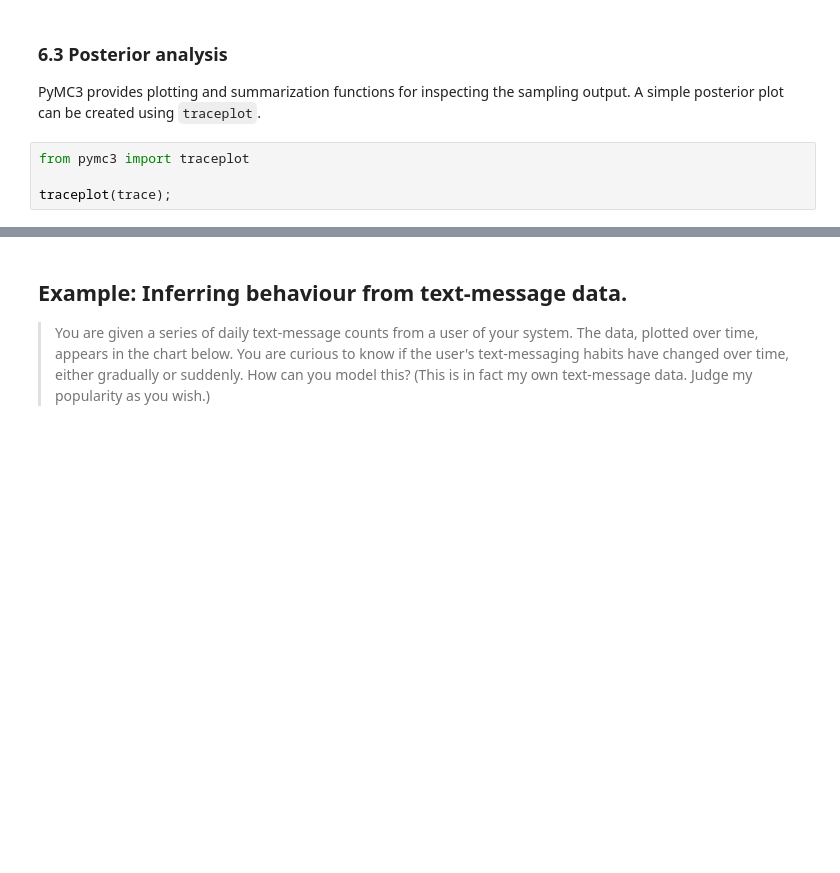
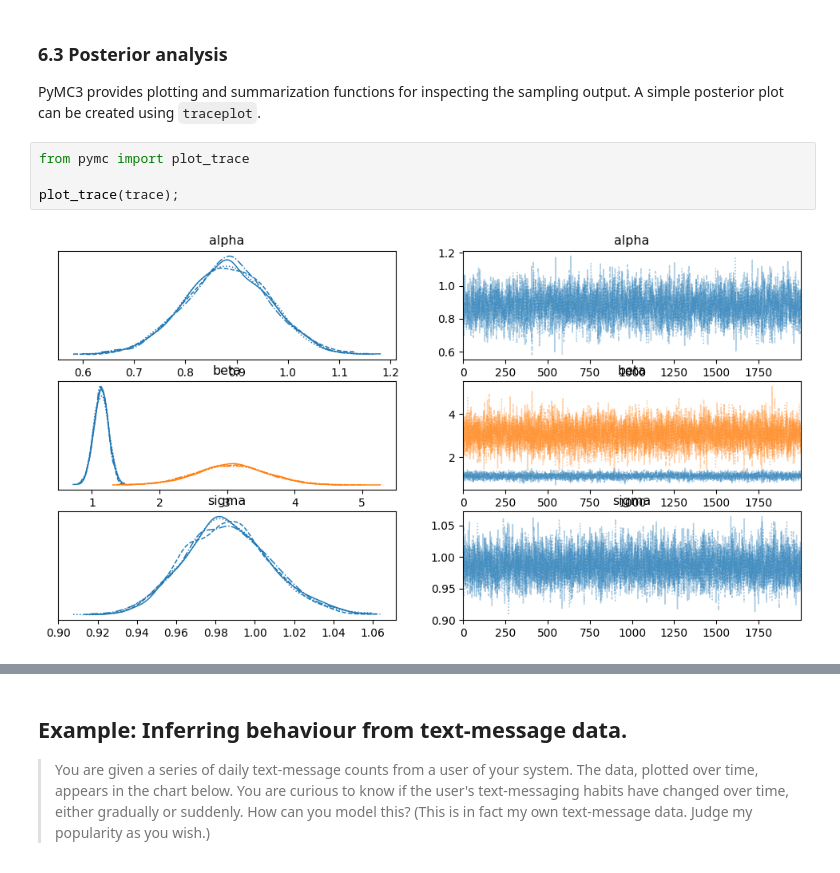
Before and after one commit to dsml-bootcamp-1/nbs-5-master, a Jupyter notebook: s-505-506/6. Bayesian_probability.ipynb, the cells around one changed output, grey strips where cells are left out. Saved outputs shown, nothing was run; the diff lists cells and outputs as text; blank space fills up the shorter version.

```diff
--- a/s-505-506/6. Bayesian_probability.ipynb
+++ b/s-505-506/6. Bayesian_probability.ipynb
@@ -1061,7 +1155,9 @@ trace['alpha'][-5:]
 
 PyMC3 provides plotting and summarization functions for inspecting the sampling output. A simple posterior plot can be created using `traceplot`.
 # %%
-from pymc3 import traceplot
+from pymc import plot_trace
 
-traceplot(trace);
+plot_trace(trace);
+# %% [output]
+[figure, added]
 # %%
```
Also changed, not shown: parts of 31 cells of this notebook, 20 other files.
